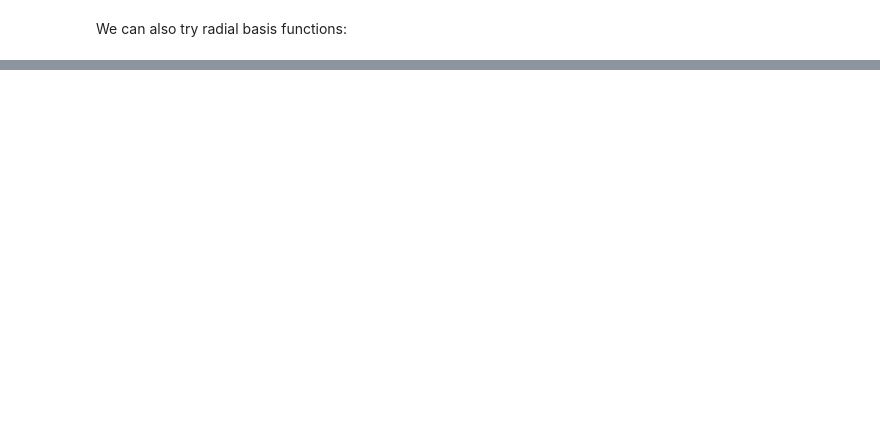
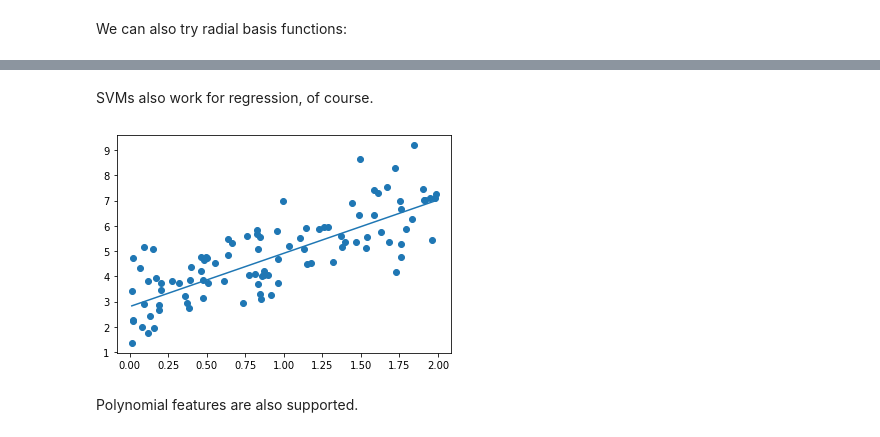
Before and after one commit to kms15/reading_notes, a Jupyter notebook: handsonml2e/handson-ml2-05.ipynb, the cells around one changed output, grey strips where cells are left out. Saved outputs shown, nothing was run; the diff lists cells and outputs as text; code cells hidden in the pictures; blank space fills up the shorter version.

Commit message:
HOML2e Ch 5: added notes on SVM regressors

```diff
--- a/handsonml2e/handson-ml2-05.ipynb
+++ b/handsonml2e/handson-ml2-05.ipynb
@@ -106,0 +109,21 @@ plot_2D_classifier(rbf_svm, X, y)
+# %% [markdown]
+SVMs also work for regression, of course.
+# %%
+X = np.random.uniform(0., 2., (100,1))
+y = (2*X + 3 + np.random.normal(0., 1., X.shape))[:,0]
+
+def plot_1D_regressor(model, X, y):
+    X_hat = np.linspace(np.min(X), np.max(X), 500)[:, np.newaxis]
+    y_hat = model.predict(X_hat)
+    plt.scatter(X, y)
+    plt.plot(X_hat, y_hat)
+# %%
+from sklearn.svm import LinearSVR
+
+svr = LinearSVR(epsilon=1.)
+svr.fit(X, y)
+plot_1D_regressor(svr, X, y)
+# %% [output]
+[figure, added]
+# %% [markdown]
+Polynomial features are also supported.
```
Also changed, not shown: parts of 8 cells of this notebook.
